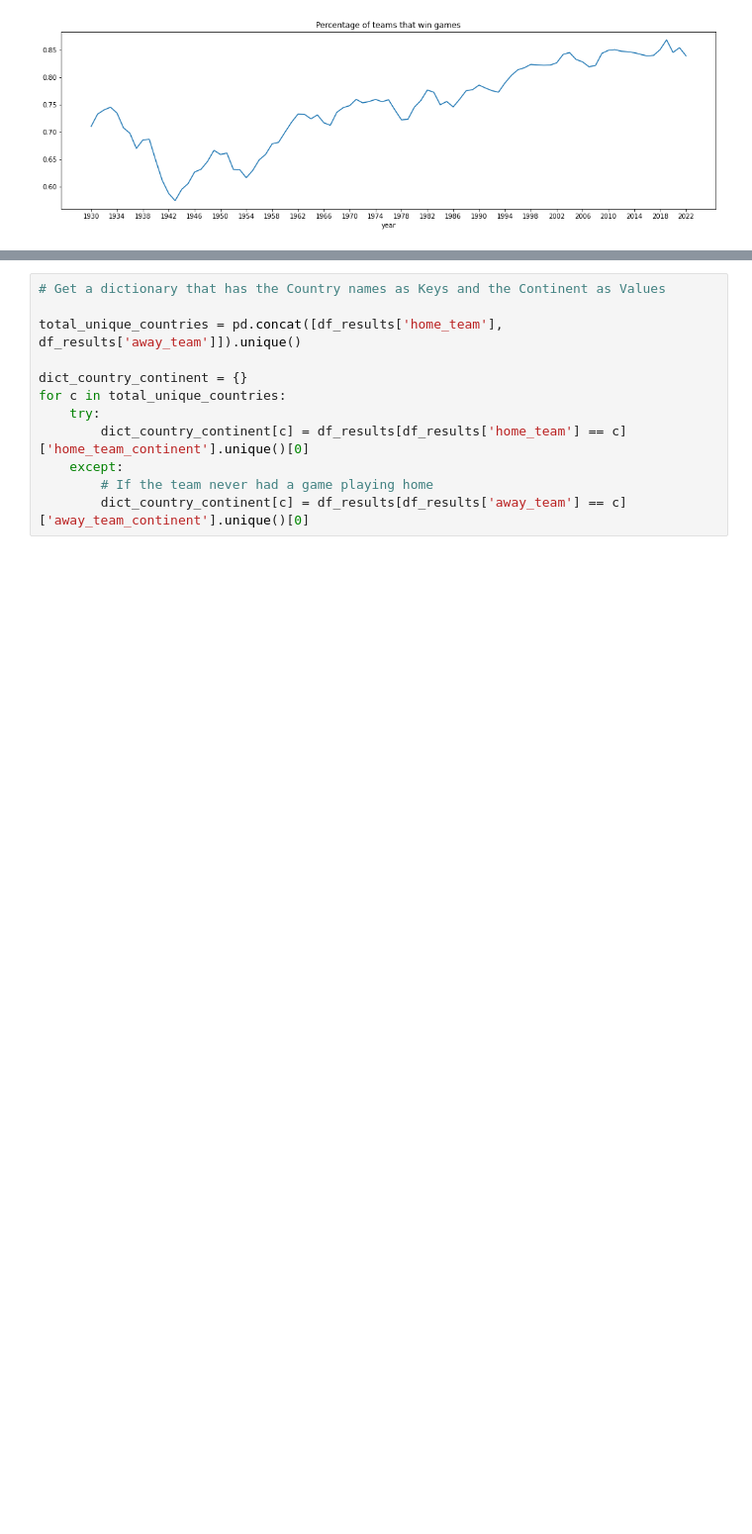
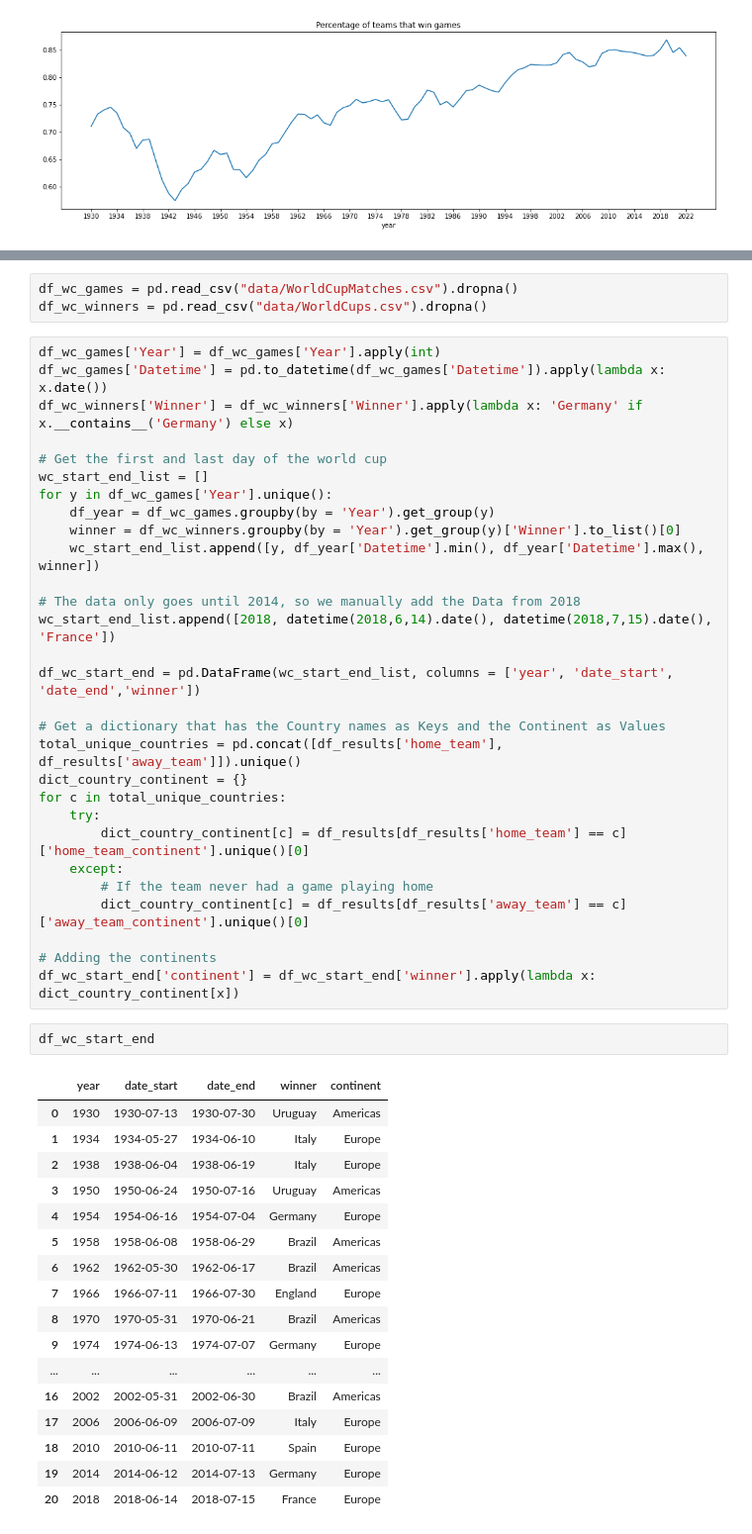
Before and after one commit to samuelca/international-football-results, a Jupyter notebook: exploratory-analysis.ipynb, the cells around one changed output, grey strips where cells are left out. Shown: that part at 99% size. Cells and saved outputs as stored; diff of their text form; blank space fills up the shorter version.

Commit message:
add new datasets and start new question

```diff
--- a/exploratory-analysis.ipynb
+++ b/exploratory-analysis.ipynb
@@ -323,12 +338,52 @@ df_winners.set_index('year').rolling(4).mean().dropna()['ratio'].plot(figsize=(1
+# %%
+df_wc_games = pd.read_csv("data/WorldCupMatches.csv").dropna()
+df_wc_winners = pd.read_csv("data/WorldCups.csv").dropna()
+# %%
+df_wc_games['Year'] = df_wc_games['Year'].apply(int)
+df_wc_games['Datetime'] = pd.to_datetime(df_wc_games['Datetime']).apply(lambda x: x.date())
+df_wc_winners['Winner'] = df_wc_winners['Winner'].apply(lambda x: 'Germany' if x.__contains__('Germany') else x)
+
+# Get the first and last day of the world cup
+wc_start_end_list = []
+for y in df_wc_games['Year'].unique():
+    df_year = df_wc_games.groupby(by = 'Year').get_group(y)
+    winner = df_wc_winners.groupby(by = 'Year').get_group(y)['Winner'].to_list()[0]
+    wc_start_end_list.append([y, df_year['Datetime'].min(), df_year['Datetime'].max(), winner])
+
+# The data only goes until 2014, so we manually add the Data from 2018
+wc_start_end_list.append([2018, datetime(2018,6,14).date(), datetime(2018,7,15).date(), 'France'])
+
+df_wc_start_end = pd.DataFrame(wc_start_end_list, columns = ['year', 'date_start', 'date_end','winner'])
+
+# Get a dictionary that has the Country names as Keys and the Continent as Values
+total_unique_countries = pd.concat([df_results['home_team'], df_results['away_team']]).unique()
+dict_country_continent = {}
+for c in total_unique_countries:
+    try:
+        dict_country_continent[c] = df_results[df_results['home_team'] == c]['home_team_continent'].unique()[0]
+    except:
+        # If the team never had a game playing home
+        dict_country_continent[c] = df_results[df_results['away_team'] == c]['away_team_continent'].unique()[0]
+
+# Adding the continents
+df_wc_start_end['continent'] = df_wc_start_end['winner'].apply(lambda x: dict_country_continent[x])
 # %%
-# Get a dictionary that has the Country names as Keys and the Continent as Values
-
-total_unique_countries = pd.concat([df_results['home_team'], df_results['away_team']]).unique()
-
-dict_country_continent = {}
-for c in total_unique_countries:
-    try:
-        dict_country_continent[c] = df_results[df_results['home_team'] == c]['home_team_continent'].unique()[0]
-    except:
-        # If the team never had a game playing home
-        dict_country_continent[c] = df_results[df_results['away_team'] == c]['away_team_continent'].unique()[0]
+df_wc_start_end
+# %% [output]
+|  | year | date_start | date_end | winner | continent |
+| 0 | 1930 | 1930-07-13 | 1930-07-30 | Uruguay | Americas |
+| 1 | 1934 | 1934-05-27 | 1934-06-10 | Italy | Europe |
+| 2 | 1938 | 1938-06-04 | 1938-06-19 | Italy | Europe |
+| 3 | 1950 | 1950-06-24 | 1950-07-16 | Uruguay | Americas |
+| 4 | 1954 | 1954-06-16 | 1954-07-04 | Germany | Europe |
+| 5 | 1958 | 1958-06-08 | 1958-06-29 | Brazil | Americas |
+| 6 | 1962 | 1962-05-30 | 1962-06-17 | Brazil | Americas |
+| 7 | 1966 | 1966-07-11 | 1966-07-30 | England | Europe |
+| 8 | 1970 | 1970-05-31 | 1970-06-21 | Brazil | Americas |
+| 9 | 1974 | 1974-06-13 | 1974-07-07 | Germany | Europe |
+| ... | ... | ... | ... | ... | ... |
+| 16 | 2002 | 2002-05-31 | 2002-06-30 | Brazil | Americas |
+| 17 | 2006 | 2006-06-09 | 2006-07-09 | Italy | Europe |
+| 18 | 2010 | 2010-06-11 | 2010-07-11 | Spain | Europe |
+| 19 | 2014 | 2014-06-12 | 2014-07-13 | Germany | Europe |
+| 20 | 2018 | 2018-06-14 | 2018-07-15 | France | Europe |
```
Also changed, not shown: parts of 9 cells of this notebook, 2 other files.
